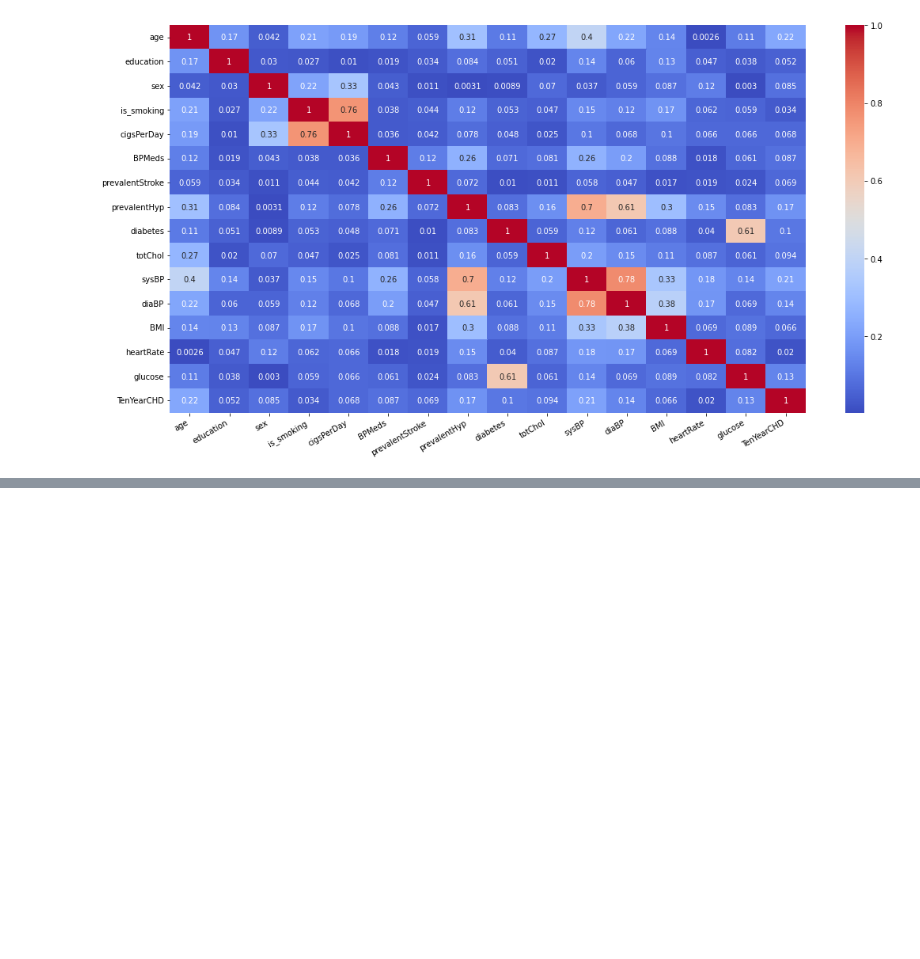
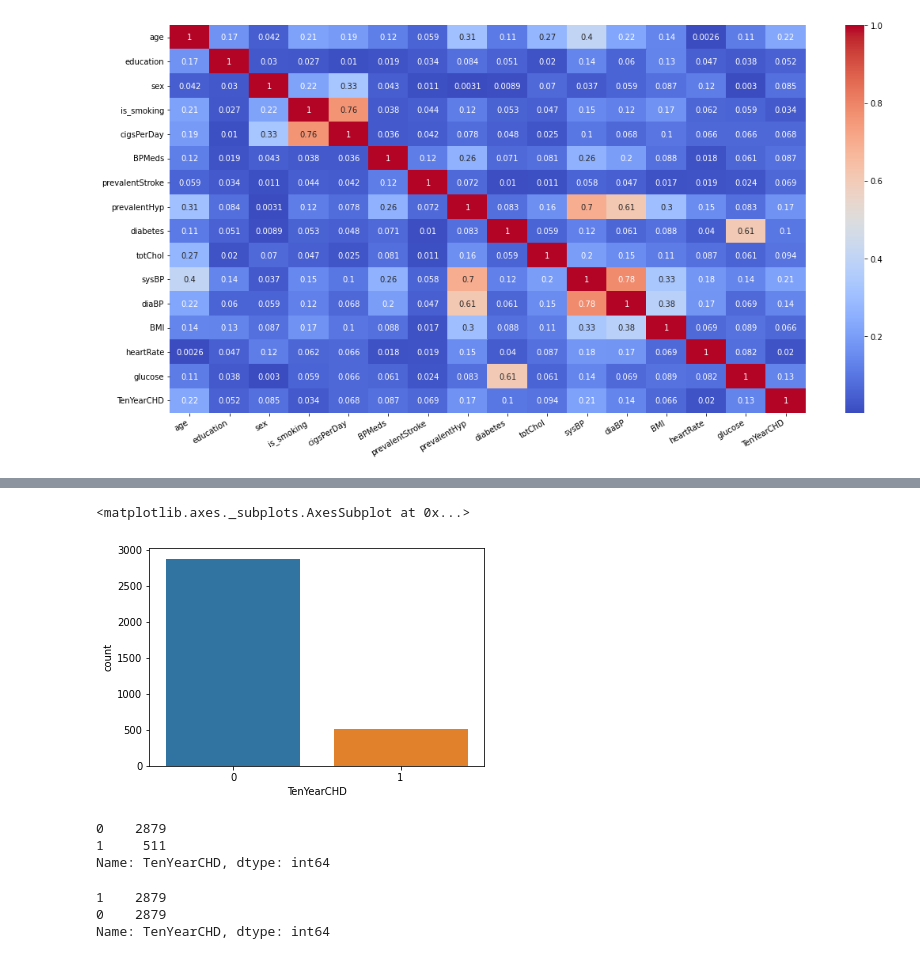
Before and after one commit to Kondasagar/Cardiovascular-Risk-Prediction, a Jupyter notebook: Cardiovascular_Risk_Prediction.ipynb, the cells around one changed output, grey strips where cells are left out. Cells and saved outputs as stored; diff of their text form; code cells hidden in the pictures; blank space fills up the shorter version.

```diff
--- a/Cardiovascular_Risk_Prediction.ipynb
+++ b/Cardiovascular_Risk_Prediction.ipynb
@@ -393,0 +563,12 @@ plt.show()
+# %%
+# count of TenYearCHD classes
+sns.countplot(df['TenYearCHD'])
+# %% [output]
+<matplotlib.axes._subplots.AxesSubplot at 0x...>
+[figure, added]
+# %%
+df['TenYearCHD'].value_counts()
+# %% [output]
+0    2879
+1     511
+Name: TenYearCHD, dtype: int64
@@ -393,0 +588,6 @@ plt.show()
+# %%
+df_upsampled['TenYearCHD'].value_counts()
+# %% [output]
+1    2879
+0    2879
+Name: TenYearCHD, dtype: int64
```
Also changed, not shown: parts of 41 cells of this notebook.
